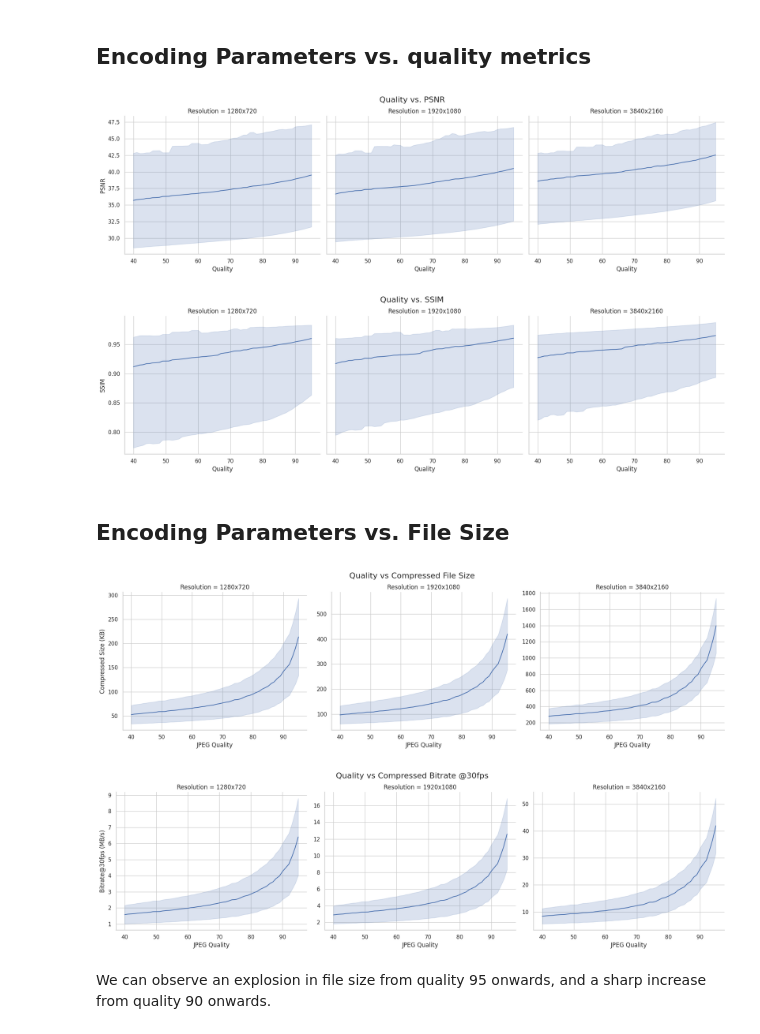
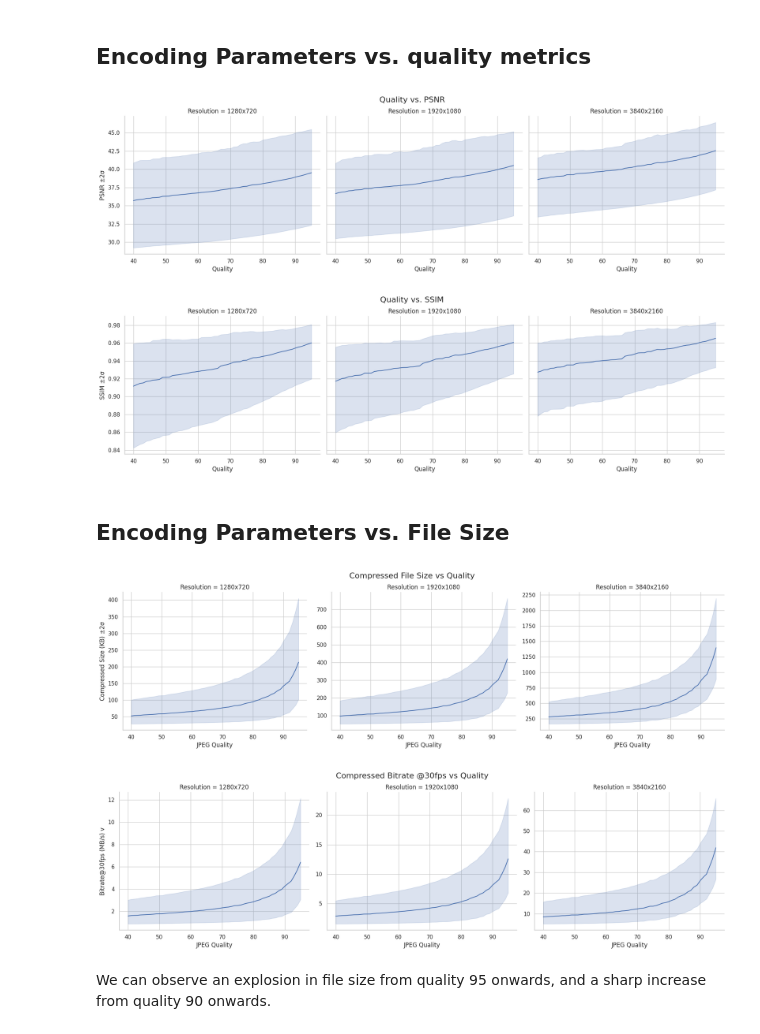
Before and after one commit to simdeistud/video-compression-latency-benchmarks, a Jupyter notebook: 3_benchmarks/src/benchmark_scripts/exebench/viz_gpujpeg_LoLa.ipynb, the cells around one changed output. Saved outputs shown, nothing was run; the diff lists cells and outputs as text; code cells hidden in the pictures.

Commit message:
Enhanced visualizations

```diff
--- a/3_benchmarks/src/benchmark_scripts/exebench/viz_gpujpeg_LoLa.ipynb
+++ b/3_benchmarks/src/benchmark_scripts/exebench/viz_gpujpeg_LoLa.ipynb
@@ -59,39 +59,39 @@ g = sns.relplot(
     col='Resolution',
     kind='line',
     height=5,
     aspect=1.2,
     col_order=RESOLUTIONS.keys(),
     facet_kws={'sharex': False},
-    errorbar=("pi", 100)
+    errorbar=("pi", 95)
 )
 
 g.figure.suptitle(f'{x} vs. {y}', y=1.03, fontsize=16)
-g.set_axis_labels(x, y)
+g.set_axis_labels(x, f'{y} ±2σ')
 plt.show()
 
 x = 'Quality'
 y = 'SSIM'
 
 g = sns.relplot(
     data=df,
     x=x,
     y=y,
     #hue='Frame',
     col='Resolution',
     kind='line',
     height=5,
     aspect=1.2,
     col_order=RESOLUTIONS.keys(),
     facet_kws={'sharex': False},
-    errorbar=("pi", 100)
+    errorbar=("pi", 95)
 )
 
 g.figure.suptitle(f'{x} vs. {y}', y=1.03, fontsize=16)
-g.set_axis_labels(x, y)
+g.set_axis_labels(x, f'{y} ±2σ')
 plt.show()
 # %% [output]
-[figure, old version]
+[figure, new version]
-[figure, old version]
+[figure, new version]
 # %% [markdown]
 ## Encoding Parameters vs. File Size
 # %%
@@ -106,11 +106,11 @@ g = sns.relplot(
     aspect=1.2,
     col_order=RESOLUTIONS.keys(),
     facet_kws={'sharey': False},
-    errorbar=("pi", 100)
+    errorbar=("pi", 95)
 
 )
-g.figure.suptitle('Quality vs Compressed File Size', y=1.03, fontsize=16)
-g.set_axis_labels('JPEG Quality', 'Compressed Size (KB)')
+g.figure.suptitle('Compressed File Size vs Quality', y=1.03, fontsize=16)
+g.set_axis_labels('JPEG Quality', 'Compressed Size (KB) ±2σ')
 plt.show()
 
 fps = 30
@@ -125,14 +125,14 @@ g = sns.relplot(
     aspect=1.2,
     col_order=RESOLUTIONS.keys(),
     facet_kws={'sharey': False},
-    errorbar=("pi", 100)
+    errorbar=("pi", 95)
 )
-g.figure.suptitle(f'Quality vs Compressed Bitrate @{fps}fps', y=1.03, fontsize=16)
-g.set_axis_labels('JPEG Quality', f'Bitrate@{fps}fps (MB/s)')
+g.figure.suptitle(f'Compressed Bitrate @{fps}fps vs Quality', y=1.03, fontsize=16)
+g.set_axis_labels('JPEG Quality', f'Bitrate@{fps}fps (MB/s) v')
 plt.show()
 # %% [output]
-[figure, old version]
+[figure, new version]
-[figure, old version]
+[figure, new version]
 # %% [markdown]
 We can observe an explosion in file size from quality 95 onwards, and a sharp increase from quality 90 onwards.
 # %% [markdown]
```
Also changed, not shown: parts of 1 cell of this notebook, 5 other files.
